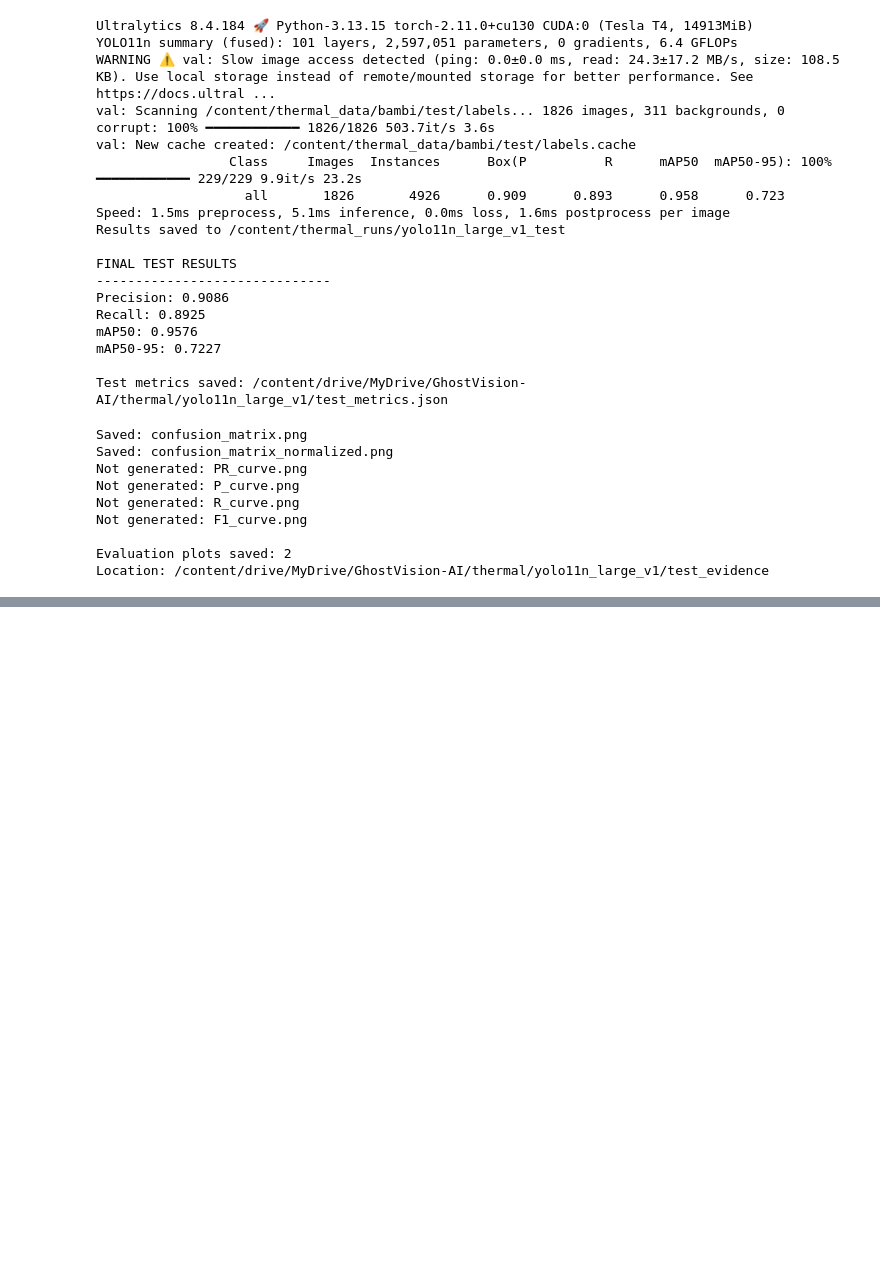
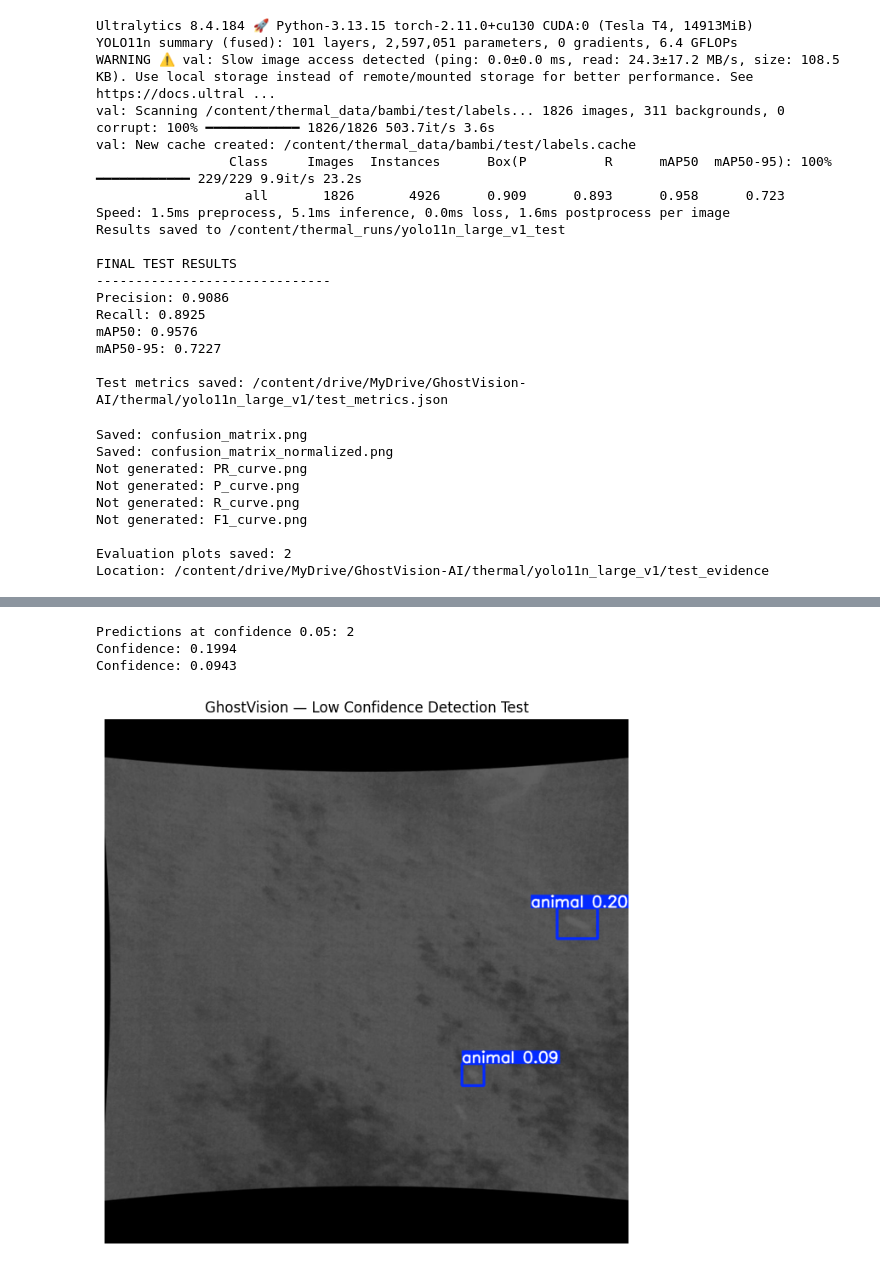
Before and after one commit to ReetomGogoi/GhostVision-AI, a Jupyter notebook: GhostVision_Thermal_Nikhil.ipynb, the cells around one changed output, grey strips where cells are left out. Cells and saved outputs as stored; diff of their text form; code cells hidden in the pictures; blank space fills up the shorter version.

```diff
--- a/GhostVision_Thermal_Nikhil.ipynb
+++ b/GhostVision_Thermal_Nikhil.ipynb
@@ -1372,0 +1469,45 @@ Location: /content/drive/MyDrive/GhostVision-AI/thermal/yolo11n_large_v1/test_ev
+# %%
+
+from ultralytics import YOLO
+from pathlib import Path
+import matplotlib.pyplot as plt
+import cv2
+
+model = YOLO(
+    "/content/drive/MyDrive/GhostVision-AI/"
+    "thermal/yolo11n_large_v1/weights/best.pt"
+)
+
+image_path = Path(
+    "/content/ghostvision_thermal_test.jpg"
+)
+
+# Test a lower confidence threshold
+results = model.predict(
+    source=str(image_path),
+    imgsz=640,
+    conf=0.05,
+    device=0,
+    verbose=False
+)
+
+result = results[0]
+
+print("Predictions at confidence 0.05:",
+      len(result.boxes))
+
+for box in result.boxes:
+    print("Confidence:", round(box.conf.item(), 4))
+
+annotated = result.plot()
+
+plt.figure(figsize=(10, 8))
+plt.imshow(cv2.cvtColor(annotated, cv2.COLOR_BGR2RGB))
+plt.title("GhostVision — Low Confidence Detection Test")
+plt.axis("off")
+plt.show()
+# %% [output]
+Predictions at confidence 0.05: 2
+Confidence: 0.1994
+Confidence: 0.0943
+[figure, added]
```
Also changed, not shown: parts of 3 cells of this notebook.
